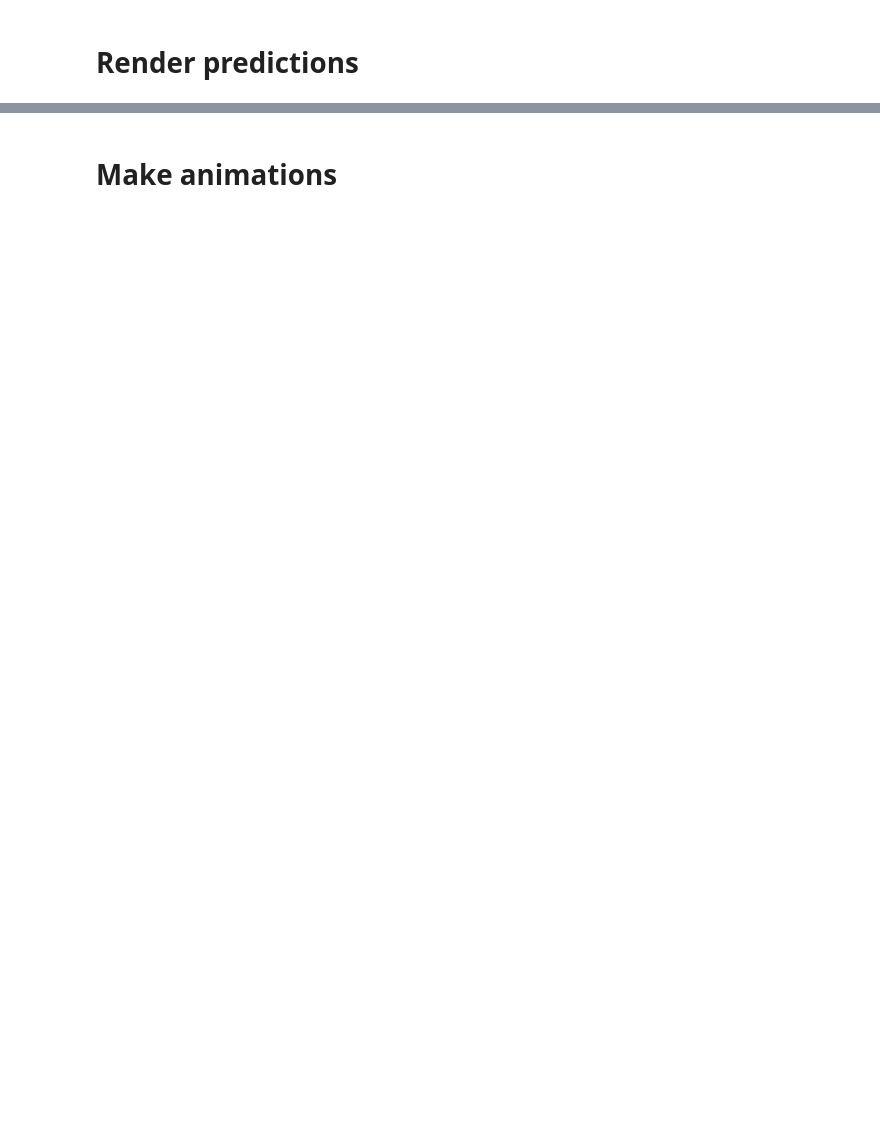
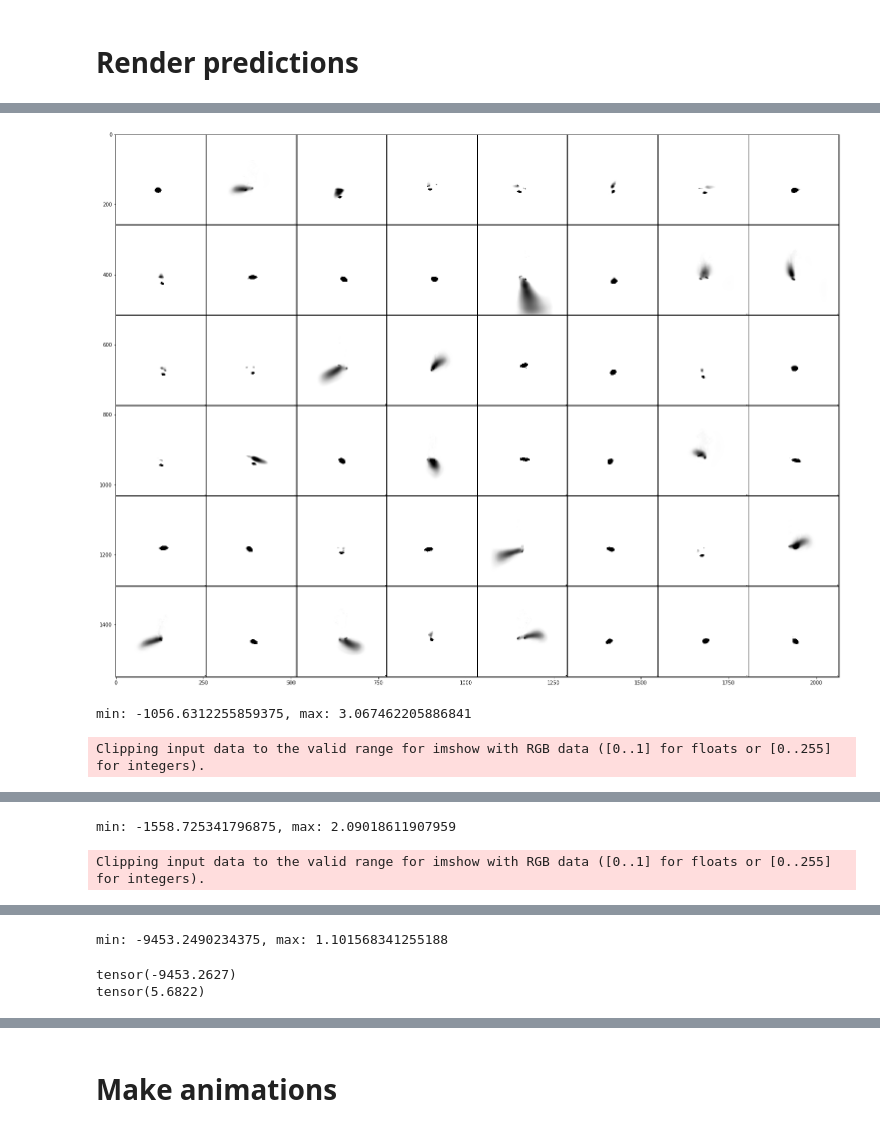
Before and after one commit to ShengCN/soft_shadow, a Jupyter notebook: testing.ipynb, the cells around one changed output, grey strips where cells are left out. Saved outputs shown, nothing was run; the diff lists cells and outputs as text; code cells hidden in the pictures; blank space fills up the shorter version.

Commit message:
prepare for close ibls

```diff
--- a/testing.ipynb
+++ b/testing.ipynb
@@ -139,0 +76,16 @@ Dataset initialize spent: 0.7077696323394775 ms
+# %%
+csv_file = "~/Dataset/soft_shadow/train/metadata.csv"
+# compose_transform = None
+training_dataset = ssn_dataset.SSN_Dataset(csv_file, is_training = True)
+dataloader = DataLoader(training_dataset, batch_size=48, shuffle=False, num_workers=32)
+
+counter = 0
+model.eval()
+
+min_list, max_list = [], []
+with torch.no_grad():
+    for i, (mask, light, shadow) in tqdm(enumerate(dataloader)):
+        I_s, L_t, I_t = mask.to(device), light.to(device), shadow.to(device)
+        predicted_img, predicted_src_light = model(I_s, L_t)
+        min_list.append(torch.min(predicted_img))
+        max_list.append(torch.max(predicted_img))
@@ -139,0 +104,9 @@ Dataset initialize spent: 0.7077696323394775 ms
+# %%
+prelu = list(model.up_stream.out_conv.conv)[-1]
+print(prelu.weight)
+
+remove_prelu = list(model.up_stream.out_conv.conv)[:-1]
+remove_prelu = torch.nn.Sequential(*remove_prelu)
+model.up_stream.out_conv.conv = remove_prelu
+
+print(model)
@@ -139,0 +131,24 @@ Dataset initialize spent: 0.7077696323394775 ms
+# %%
+# prepare to test all results
+model.eval()
+
+min_list, max_list = [], []
+with torch.no_grad():
+    for i, (mask, light, shadow) in tqdm(enumerate(dataloader)):
+        I_s, L_t, I_t = mask.to(device), light.to(device), shadow.to(device)
+        predicted_img, predicted_src_light = model(I_s, L_t)
+        min_list.append(torch.min(predicted_img))
+        max_list.append(torch.max(predicted_img))
+
+        show_batch(predicted_img)
+
+        first_batch = predicted_img[0:1,:,:,:]
+        print('min: {}, max: {}'.format(torch.min(first_batch), torch.max(first_batch)))
+
+
+        if i > 1:
+            break
+# %% [output]
+[figure, added]
+min: -1056.6312255859375, max: 3.067462205886841
+Clipping input data to the valid range for imshow with RGB data ([0..1] for floats or [0..255] for integers).
@@ -139,0 +156,2 @@ Dataset initialize spent: 0.7077696323394775 ms
+min: -1558.725341796875, max: 2.09018611907959
+Clipping input data to the valid range for imshow with RGB data ([0..1] for floats or [0..255] for integers).
@@ -139,0 +159,10 @@ Dataset initialize spent: 0.7077696323394775 ms
+min: -9453.2490234375, max: 1.101568341255188
+# %%
+min_list = torch.tensor(min_list)
+print(torch.min(min_list))
+
+max_list = torch.tensor(max_list)
+print(torch.max(max_list))
+# %% [output]
+tensor(-9453.2627)
+tensor(5.6822)
```
Also changed, not shown: parts of 17 cells of this notebook, 7 other files.
